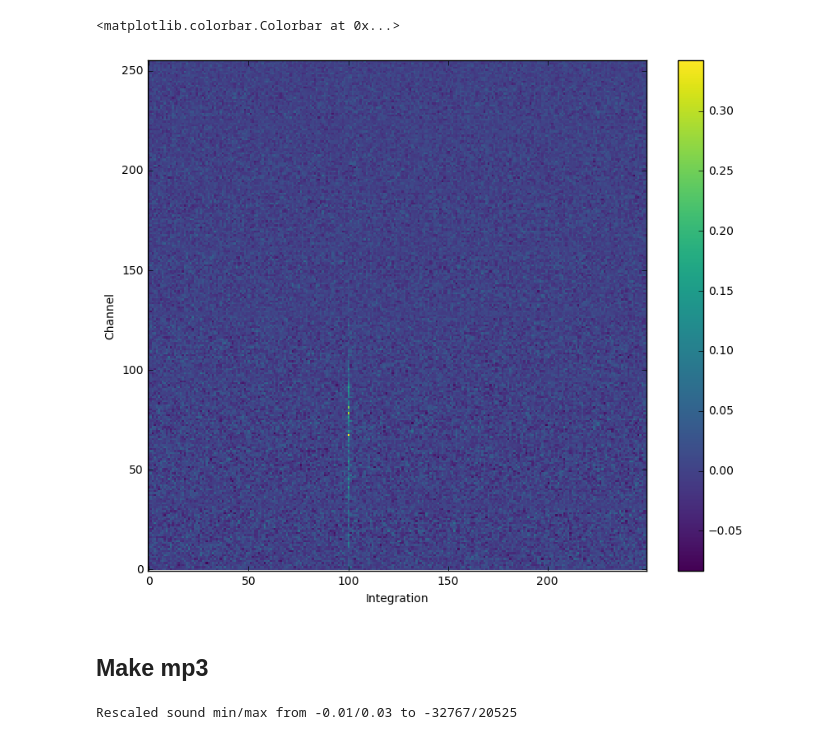
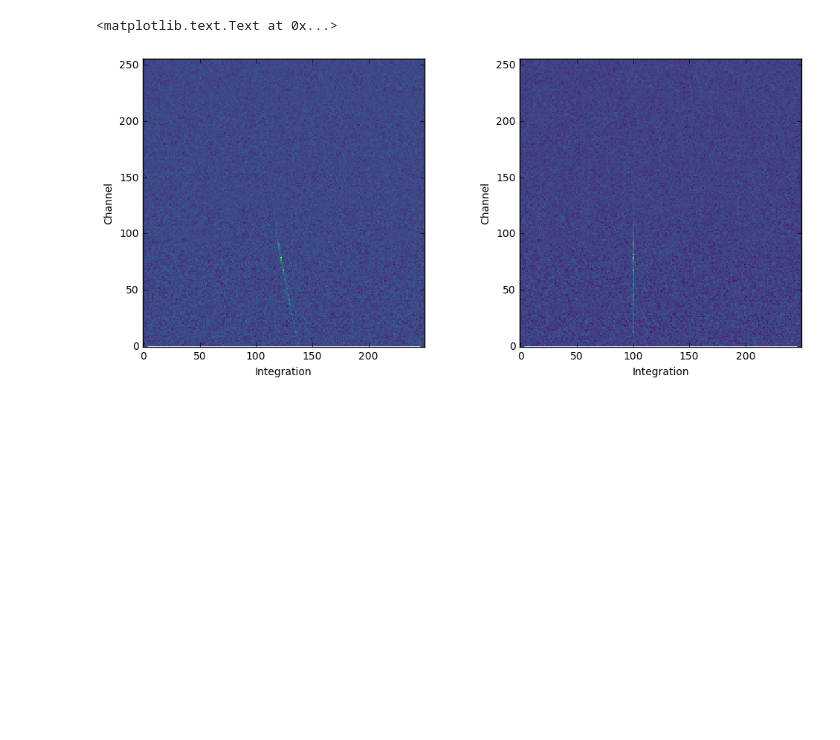
Before and after one commit to caseyjlaw/FRB121102, a Jupyter notebook: demo_FRB121102.ipynb, the cells around one changed output. Cells and saved outputs as stored; diff of their text form; code cells hidden in the pictures; blank space fills up the shorter version.

```diff
--- a/demo_FRB121102.ipynb
+++ b/demo_FRB121102.ipynb
@@ -24,0 +39,16 @@ sdm = sdmpy.SDM(sdmfile)
+# %%
+# useful function for data visualization in notebook
+def correctdata(st, data, u, v, w, corr='ph,dm', lm = None):
+    data2 = data.copy()
+
+    if 'ph' in corr:
+        if lm:
+            l1, m1 = lm
+            rtlib.phaseshift_threaded(data2, st, l1, m1, u, v)
+        else:
+            print('No phase center provided')
+
+    if 'dm' in corr:
+        rtlib.dedisperse_par(data2, st['freq'], st['inttime'], st['dmarr'][0], [0, st['nbl']])
+
+    return data2
@@ -25,11 +59,10 @@ sdm = sdmpy.SDM(sdmfile)
 # %%
+sdm = rtpipe.parsesdm.getsdm(sdmfile)
+
 for scan in sdm.scans():
-    print('Scan {} binary data file:'.format(scan.idx), end=" ")
     try:
-        print(scan.bdf.fname)
+        print('Scan {0} binary data file: {1}'.format(scan.idx, scan.bdf.fname))
         bdfscan = int(scan.idx)
     except IOError:
-        print('None')
-
-print('\nScan {} of {} holds data'.format(bdfscan, sdmfile))
+        pass
 # %% [output]
@@ -126,0 +145,11 @@ rtlib.phaseshift_threaded(data, st, l1, m1, u, v)
+# %%
+# create dynamic spectra for phased, dedispersed data
+(l1, m1) = (-3.85e-04, 5.45e-04)
+u, v, w = rtpipe.parsesdm.get_uvw_segment(st, segment)
+
+dataph = correctdata(st, data, u, v, w, corr='ph', lm = (-3.85e-04,5.45e-04))
+dataphdm = correctdata(st, data, u, v, w, corr='ph,dm', lm = (-3.85e-04,5.45e-04))
+datadm = correctdata(st, data, u, v, w, corr='dm')
+
+sgram = dataph[300:550].mean(axis=3).mean(axis=1).real.transpose()
+sgramd = dataphdm[300:550].mean(axis=3).mean(axis=1).real.transpose()
@@ -127,28 +159,14 @@ rtlib.phaseshift_threaded(data, st, l1, m1, u, v)
 # %%
 # get spectrogram (frequency-time) data
-sgram = data[300:550].mean(axis=3).mean(axis=1).real.transpose()
-pl.figure(figsize=(10,8))
+fig = pl.figure(figsize=(12,5))
+pl.subplot(121)
 pl.imshow(sgram, interpolation='nearest', origin='lower', cmap='viridis')
 pl.xlabel('Integration')
 pl.ylabel('Channel')
-pl.colorbar()
+pl.subplot(122)
+pl.imshow(sgramd, interpolation='nearest', origin='lower', cmap='viridis')
+pl.xlabel('Integration')
+pl.ylabel('Channel')
 # %% [output]
-<matplotlib.colorbar.Colorbar at 0x...>
+<matplotlib.text.Text at 0x...>
-[figure, old version]
+[figure, new version]
-# %% [markdown]
-## Make mp3
-# %%
-mp3name = sdmfile + '.mp3'
-T = len(sgram[0])
-n = len(sgram)*2
-sgram_fft = np.fft.irfft(sgram, n=n, axis=0).real[:n/2]
-
-# line up ffts in time
-sound0 = sgram_fft.reshape(n/2*T, order='F')
-sound1 = np.int16((sound-sound.min()) * 2**16/(sound0.max()-sound0.min()) - 32767)
-print('Rescaled sound min/max from {0:.2f}/{1:.2f} to {2}/{3}'.format(sound0.min(), sound0.max(), sound1.min(), sound1.max()))
-
-fs = n/2*200
-wavfile.write(mp3name, int(fs), sound)
-# %% [output]
-Rescaled sound min/max from -0.01/0.03 to -32767/20525
```
Also changed, not shown: parts of 27 cells of this notebook.
